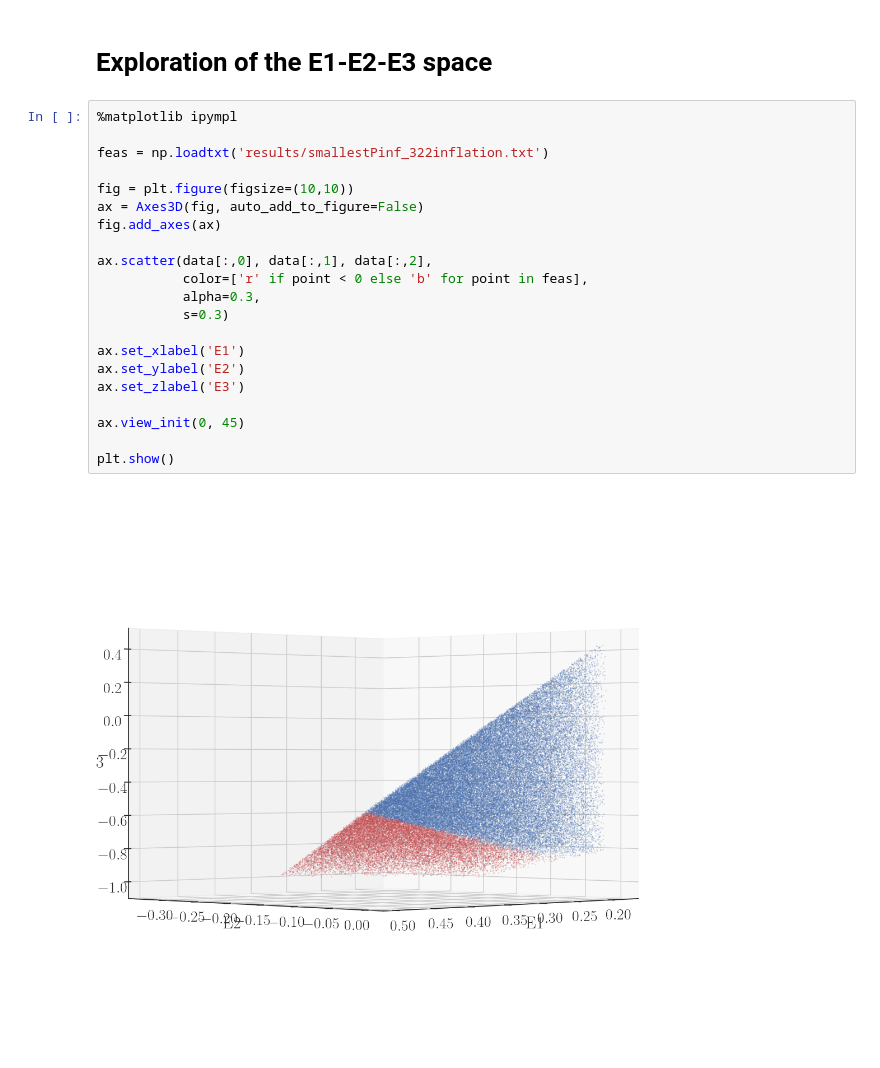
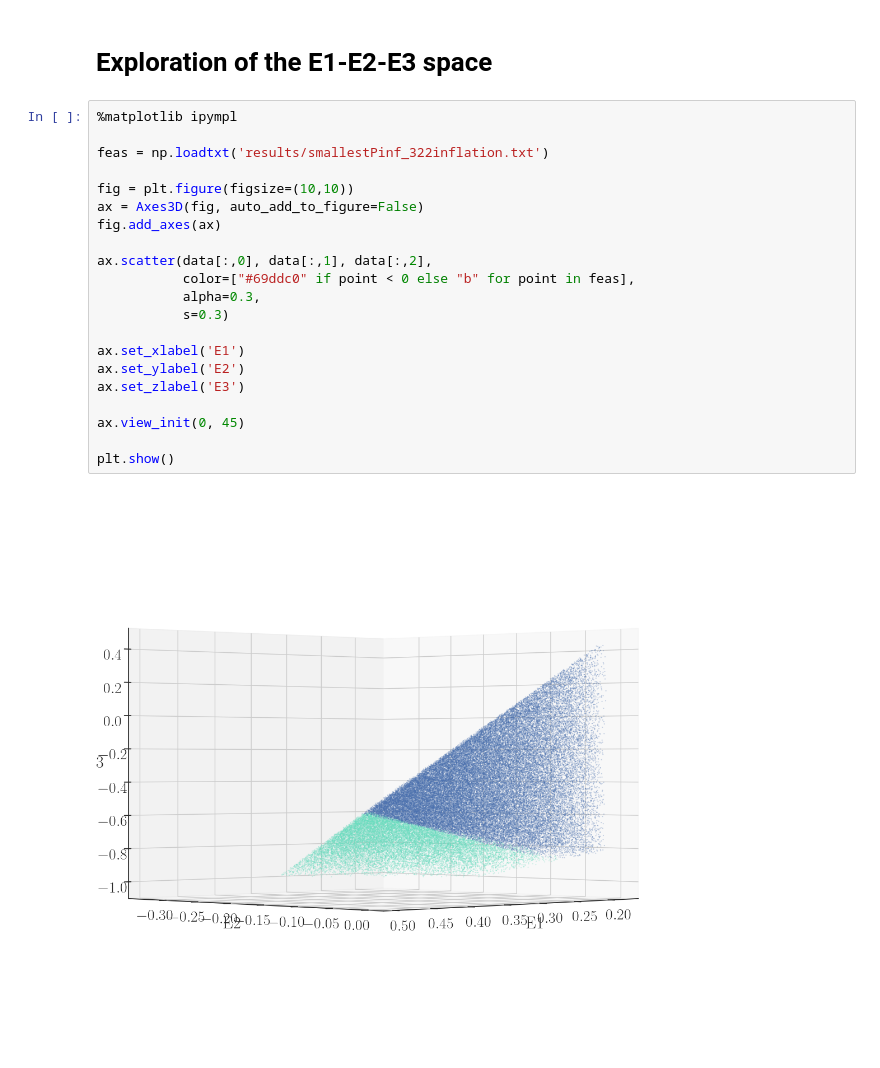
Before and after one commit to apozas/minimal-triangle-nonlocality, a Jupyter notebook: plots.ipynb, the cells around one changed output. Cells and saved outputs as stored; diff of their text form.

Commit message:
Update plots.ipynb
Add proper colors to last figure, add missing reference details

```diff
--- a/plots.ipynb
+++ b/plots.ipynb
@@ -97,23 +95,23 @@ plt.savefig('E1E2web.pdf', bbox_inches='tight')
 # %%
 %matplotlib ipympl
 
 feas = np.loadtxt('results/smallestPinf_322inflation.txt')
 
 fig = plt.figure(figsize=(10,10))
 ax = Axes3D(fig, auto_add_to_figure=False)
 fig.add_axes(ax)
 
 ax.scatter(data[:,0], data[:,1], data[:,2],
-           color=['r' if point < 0 else 'b' for point in feas],
+           color=["#69ddc0" if point < 0 else "b" for point in feas],
            alpha=0.3,
            s=0.3)
 
 ax.set_xlabel('E1')
 ax.set_ylabel('E2')
 ax.set_zlabel('E3')
 
 ax.view_init(0, 45)
 
 plt.show()
 # %% [output]
-[figure, old version]
+[figure, new version]
```
Also changed, not shown: parts of 3 cells of this notebook.
